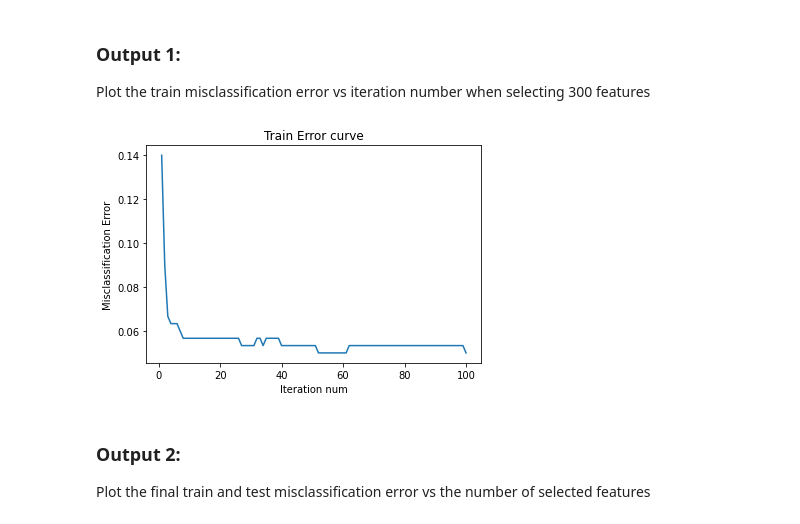
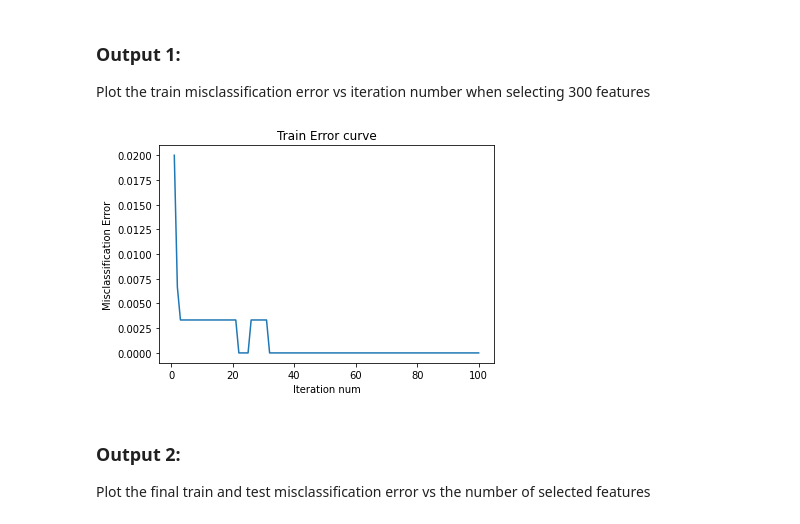
Before and after one commit to alexrojas561/STA5635_Applied_Machine_Learning, a Jupyter notebook: Hw_4/Rojas_5635_hw4.ipynb, the cells around one changed output. Saved outputs shown, nothing was run; the diff lists cells and outputs as text; code cells hidden in the pictures.

```diff
--- a/Hw_4/Rojas_5635_hw4.ipynb
+++ b/Hw_4/Rojas_5635_hw4.ipynb
@@ -7,0 +13,5 @@ from sklearn.metrics import accuracy_score
+# %%
+y_ = np.where(y_train_a == -1, 0, y_train_a)
+# %%
+Xw = np.dot(X_train_scaled_a, w)
+Xw.shape
@@ -7,0 +20,3 @@ from sklearn.metrics import accuracy_score
+# %%
+sig_Xw = (1/(1+np.exp(-Xw)))
+sig_Xw.shape
@@ -81,6 +135,9 @@ class TISP:
 
         # Transform y to be {0, 1}
         y_ = np.where(y == -1, 0, y)
+        y_test_ = np.where(y_test == -1, 0, y_test)
+
+
 
 
         for j in range(len(self.lambdas)):
@@ -106,7 +163,8 @@ class TISP:
                 gradient = np.dot(X.T, y_ - sig_Xw)
 
                 # Calculate weights
-                self.weights += (1/num_obs)*gradient
+               # self.weights += (1/num_obs)*gradient
+                self.weights = self.weights+ (1/num_obs)*gradient
                 self.weights[np.absolute(self.weights) <= self.lambdas[j]] = 0
 
 
@@ -119,8 +177,9 @@ class TISP:
                 train_error = self.misclass_error(y_, X)
                 train_errors.append(train_error)
 
-                test_error = self.misclass_error(y_test, X_test)
+                test_error = self.misclass_error(y_test_, X_test)
                 test_errors.append(test_error)
+
 
             self.likelihoods_all.append(self.likelihoods)
 
@@ -146,7 +205,7 @@ class TISP:
 
     def predict(self, X, threshold=0.5):
         # Thresholding probability to predict binary values
-        binary_predictions = np.array(list(map(lambda x: 1 if x>threshold else -1, self.predict_proba(X))))
+        binary_predictions = np.array(list(map(lambda x: 1 if x>threshold else 0, self.predict_proba(X))))
 
         return binary_predictions
 
@@ -286,14 +345,14 @@ model_b.fit(X_train_scaled_b, y_train_b, X_test_scaled_b, y_test_b)
 Plot the train misclassification error vs iteration number when selecting 300 features
 # %%
 # Plot the train misclassifcation error vs iteration number when selecting 300 features
-plt.plot([i+1 for i in range(len(model_b.train_errors_all[1]))], model_b.train_errors_all[1])
-#plt.plot([i+1 for i in range(len(model_b.test_errors_all[1]))], model_b.test_errors_all[1])
+plt.plot([i+1 for i in range(len(model_b.train_errors_all[3]))], model_b.train_errors_all[3])
+#plt.plot([i+1 for i in range(len(model_b.test_errors_all[3]))], model_b.test_errors_all[3])
 plt.title("Train Error curve")
 plt.xlabel("Iteration num")
 plt.ylabel("Misclassification Error")
 plt.show()
 # %% [output]
-[figure, old version]
+[figure, new version]
 # %% [markdown]
 ### Output 2:
 Plot the final train and test misclassification error vs the number of selected features
```
Also changed, not shown: parts of 19 cells of this notebook, 2 other files.
